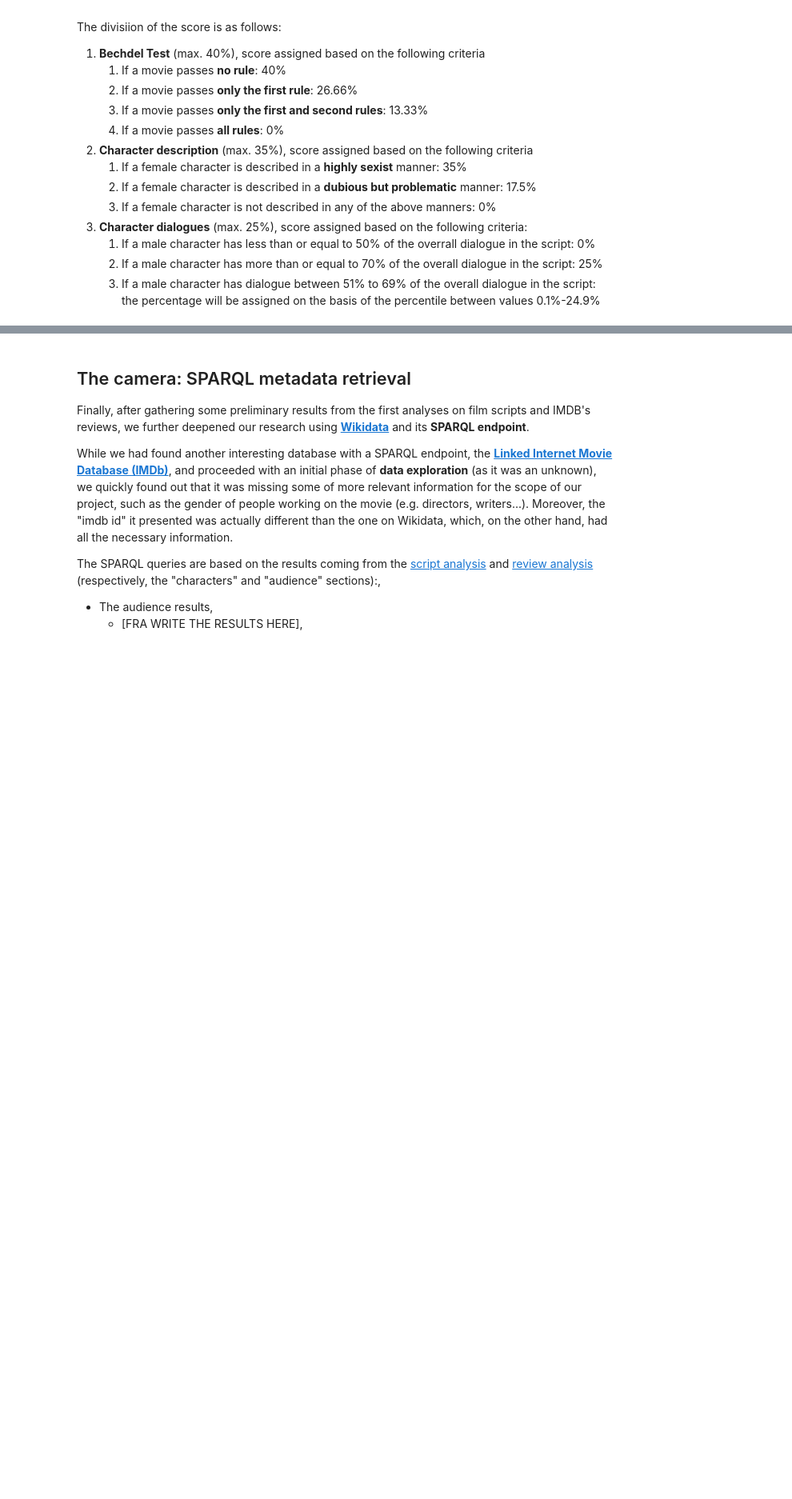
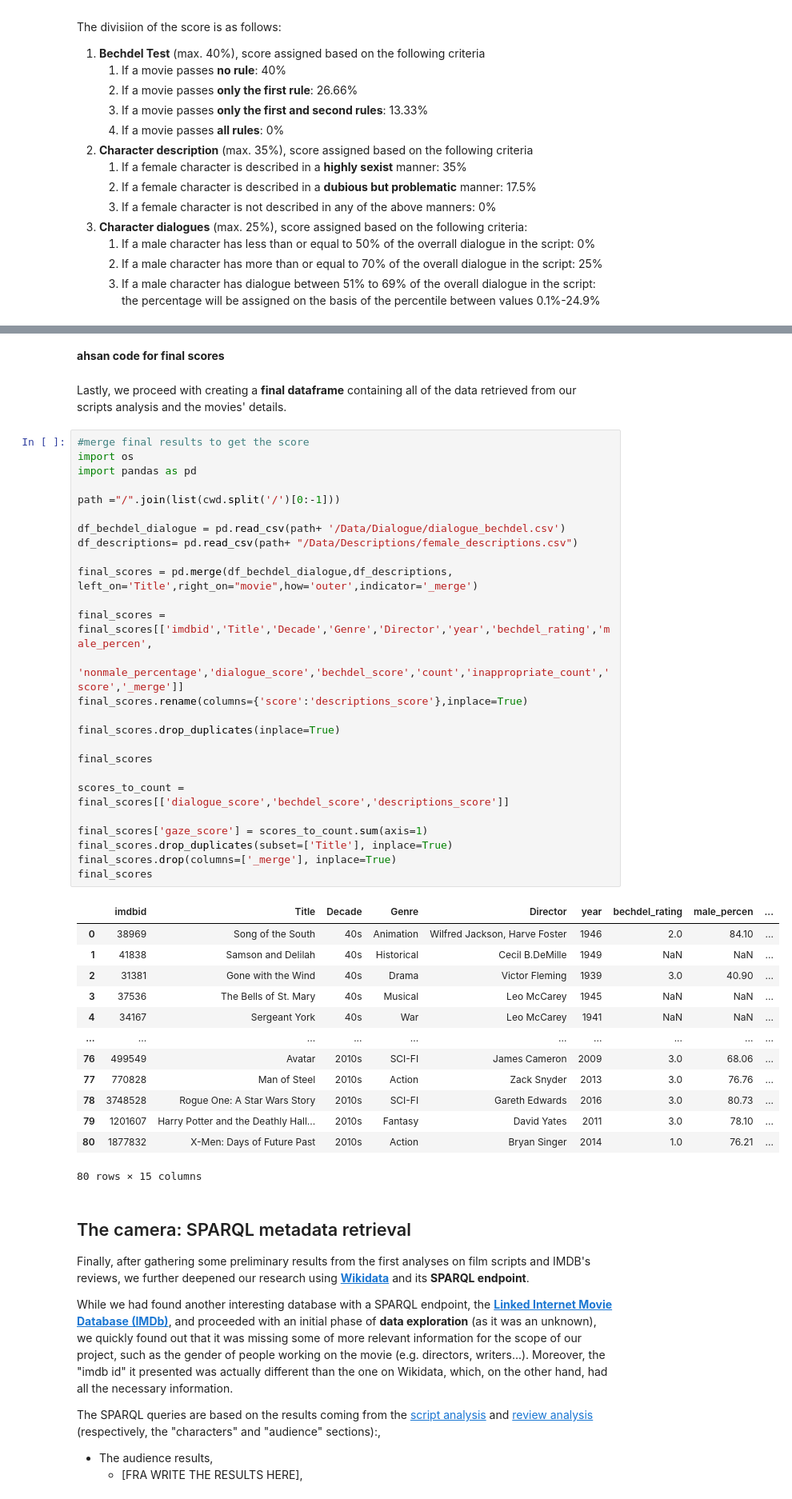
Before and after one commit to ahsanv101/ProjectGaze, a Jupyter notebook: documentation/DATA.ipynb, the cells around one changed output, grey strips where cells are left out. Shown at 80% size. Saved outputs shown, nothing was run; the diff lists cells and outputs as text; blank space fills up the shorter version.

```diff
--- a/documentation/DATA.ipynb
+++ b/documentation/DATA.ipynb
@@ -984,3 +1013,47 @@ The divisiion of the score is as follows:
+# %% [markdown]
+****ahsan code for final scores****
+# %% [markdown]
+Lastly, we proceed with creating a <b>final dataframe</b> containing all of the data retrieved from our scripts analysis and the movies' details.
+# %%
+#merge final results to get the score
+import os
+import pandas as pd
+
+path ="/".join(list(cwd.split('/')[0:-1]))
+
+df_bechdel_dialogue = pd.read_csv(path+ '/Data/Dialogue/dialogue_bechdel.csv')
+df_descriptions= pd.read_csv(path+ "/Data/Descriptions/female_descriptions.csv")
+
+final_scores = pd.merge(df_bechdel_dialogue,df_descriptions, left_on='Title',right_on="movie",how='outer',indicator='_merge')
+
+final_scores = final_scores[['imdbid','Title','Decade','Genre','Director','year','bechdel_rating','male_percen',
+                            'nonmale_percentage','dialogue_score','bechdel_score','count','inappropriate_count','score','_merge']]
+final_scores.rename(columns={'score':'descriptions_score'},inplace=True)
+
+final_scores.drop_duplicates(inplace=True)
+
+final_scores
+
+scores_to_count = final_scores[['dialogue_score','bechdel_score','descriptions_score']]
+
+final_scores['gaze_score'] = scores_to_count.sum(axis=1)
+final_scores.drop_duplicates(subset=['Title'], inplace=True)
+final_scores.drop(columns=['_merge'], inplace=True)
+final_scores
+# %% [output]
+|  | imdbid | Title | Decade | Genre | Director | year | bechdel_rating | male_percen | ... |
+| 0 | 38969 | Song of the South | 40s | Animation | Wilfred Jackson, Harve Foster | 1946 | 2.0 | 84.10 | ... |
+| 1 | 41838 | Samson and Delilah | 40s | Historical | Cecil B.DeMille | 1949 | NaN | NaN | ... |
+| 2 | 31381 | Gone with the Wind | 40s | Drama | Victor Fleming | 1939 | 3.0 | 40.90 | ... |
+| 3 | 37536 | The Bells of St. Mary | 40s | Musical | Leo McCarey | 1945 | NaN | NaN | ... |
+| 4 | 34167 | Sergeant York | 40s | War | Leo McCarey | 1941 | NaN | NaN | ... |
+| ... | ... | ... | ... | ... | ... | ... | ... | ... | ... |
+| 76 | 499549 | Avatar | 2010s | SCI-FI | James Cameron | 2009 | 3.0 | 68.06 | ... |
+| 77 | 770828 | Man of Steel | 2010s | Action | Zack Snyder | 2013 | 3.0 | 76.76 | ... |
+| 78 | 3748528 | Rogue One: A Star Wars Story | 2010s | SCI-FI | Gareth Edwards | 2016 | 3.0 | 80.73 | ... |
+| 79 | 1201607 | Harry Potter and the Deathly Hall... | 2010s | Fantasy | David Yates | 2011 | 3.0 | 78.10 | ... |
+| 80 | 1877832 | X-Men: Days of Future Past | 2010s | Action | Bryan Singer | 2014 | 1.0 | 76.21 | ... |
+80 rows × 15 columns
 # %% [markdown]
 ## The camera: SPARQL metadata retrieval
 
```
Also changed, not shown: parts of 7 cells of this notebook, 8 other files.
